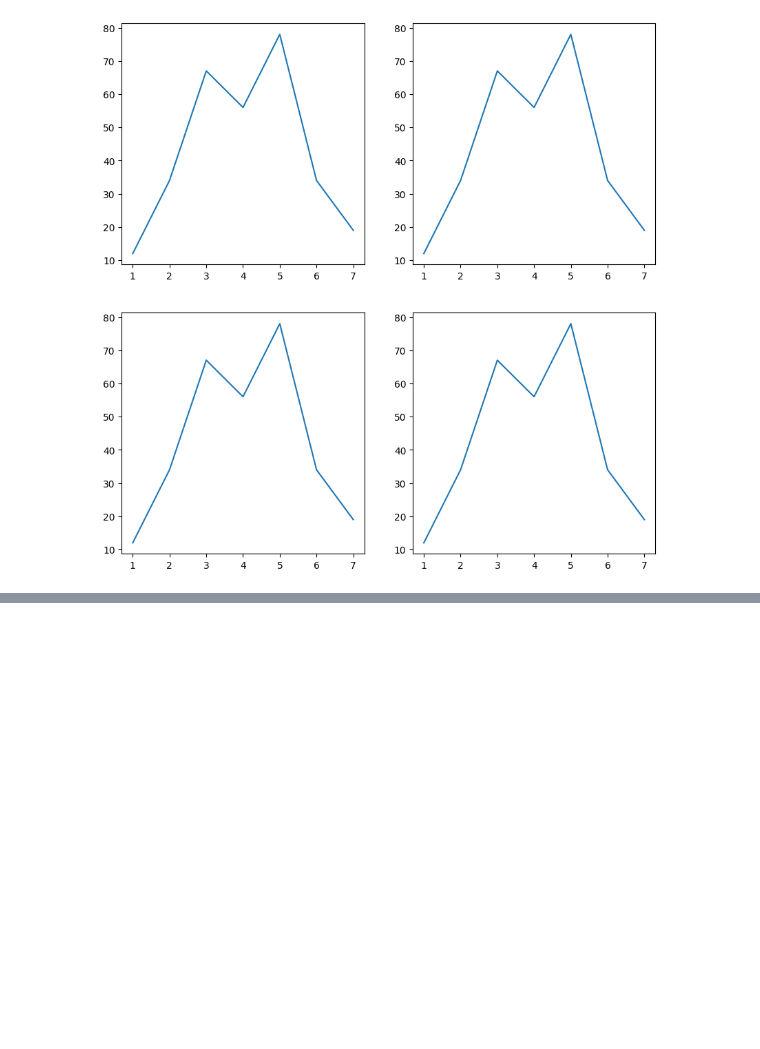
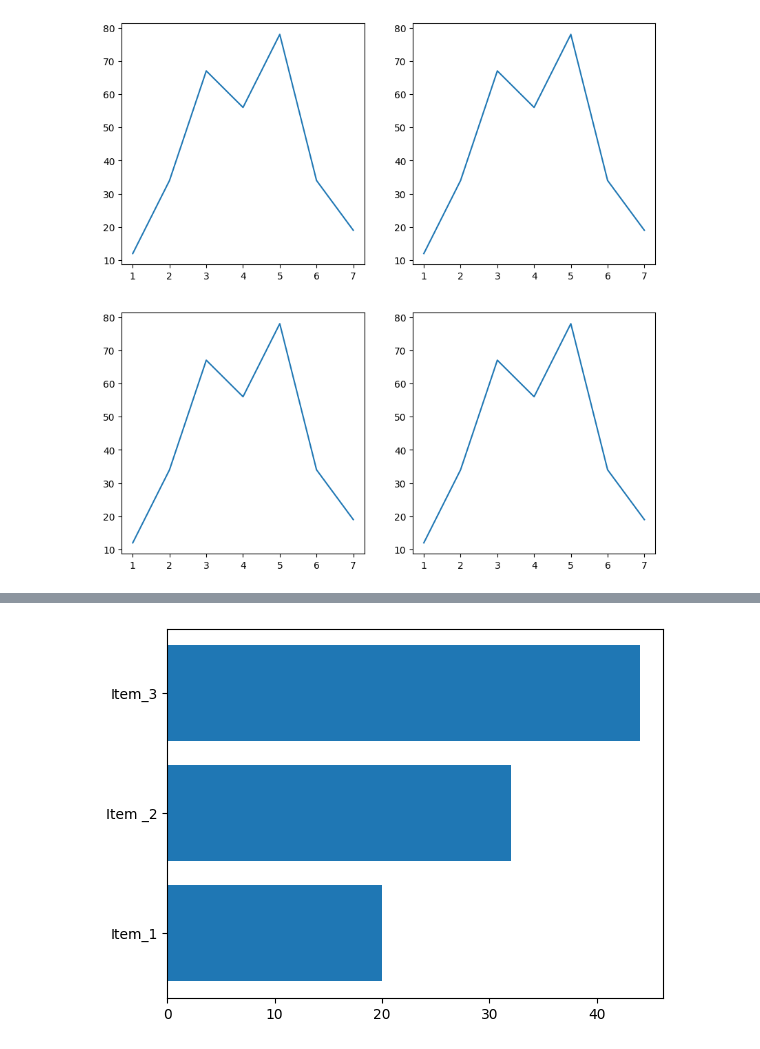
Before and after one commit to MuhammadRehanKhalid/Ehunar_ML_AI, a Jupyter notebook: M_9_Matplotlib.ipynb, the cells around one changed output, grey strips where cells are left out. Cells and saved outputs as stored; diff of their text form; code cells hidden in the pictures; blank space fills up the shorter version.

```diff
--- a/M_9_Matplotlib.ipynb
+++ b/M_9_Matplotlib.ipynb
@@ -119,0 +163,10 @@ plt.show()
+# %%
+# for horizontal bar plot covert them to list
+shop = {'Item_1': 20,
+       'Item _2': 32,
+       'Item_3' : 44}
+fig, sub_plot = plt.subplots()
+sub_plot.barh(list(shop.keys()),list(shop.values()));
+plt.show()
+# %% [output]
+[figure, added]
```
Also changed, not shown: parts of 11 cells of this notebook.
